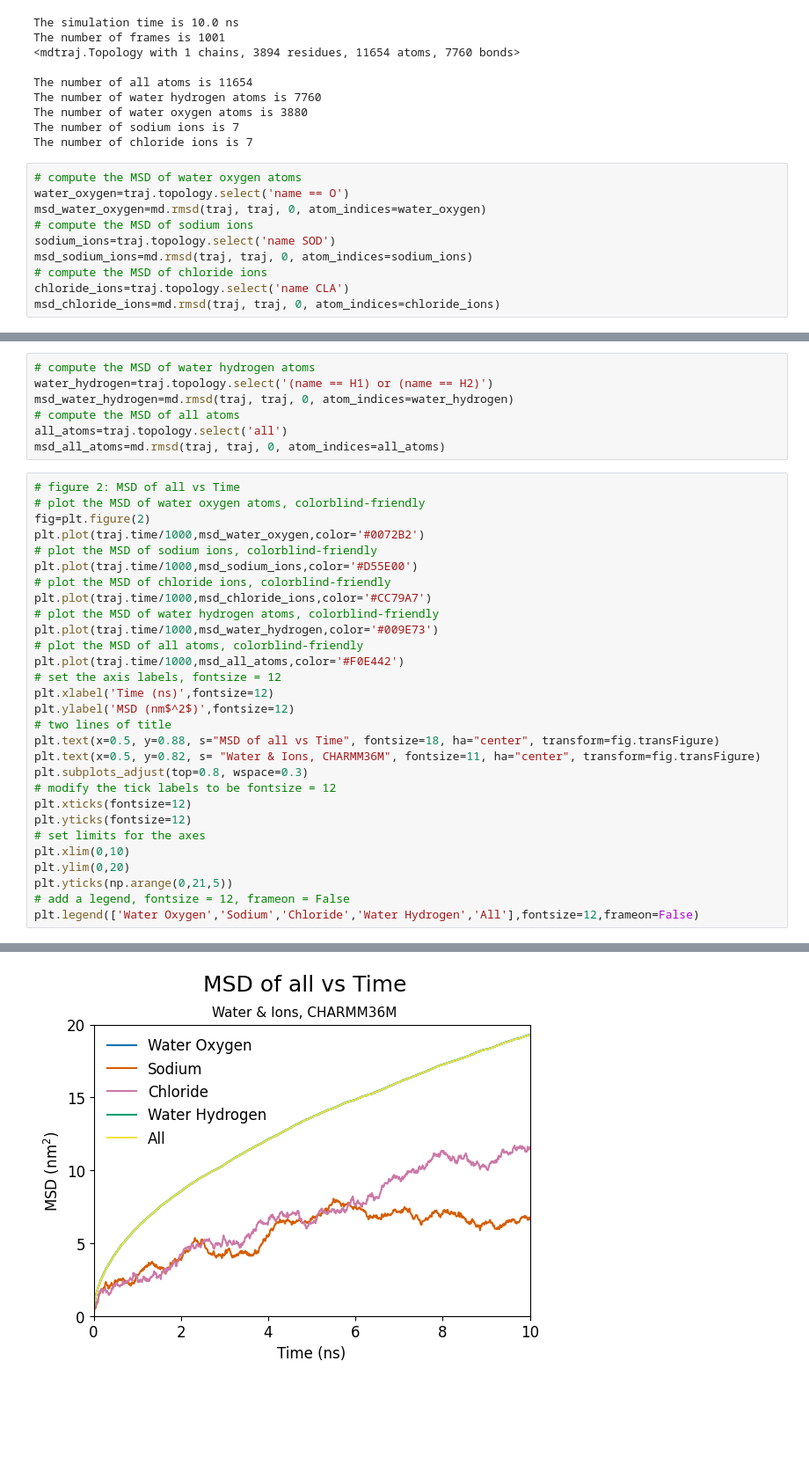
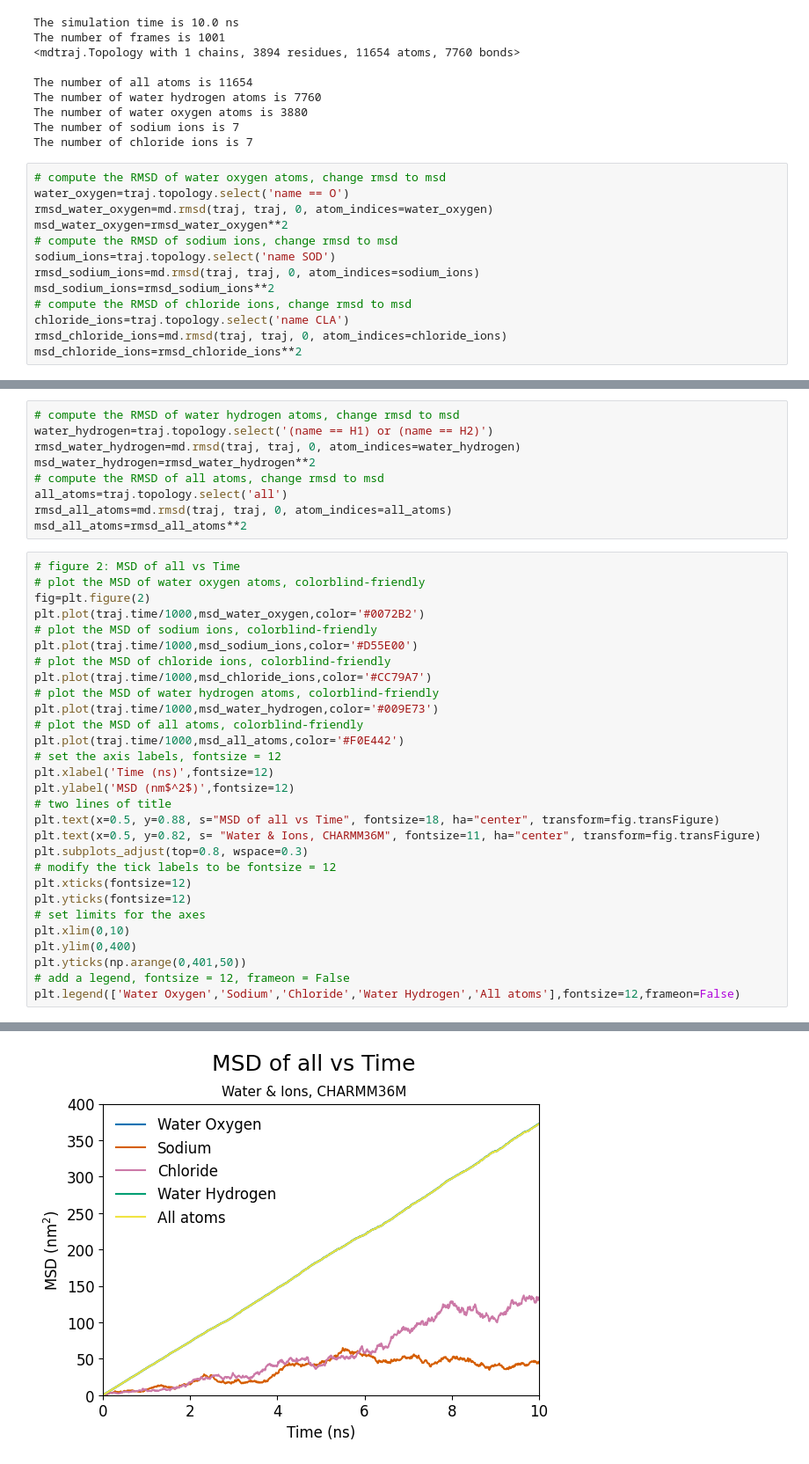
Before and after one commit to cerbveen/comp-lab-class, a Jupyter notebook: Week4/Analysis/Waters-Ions_Analysis.ipynb, the cells around one changed output, grey strips where cells are left out. Shown at 88% size. Cells and saved outputs as stored; diff of their text form; blank space fills up the shorter version.

```diff
--- a/Week4/Analysis/Waters-Ions_Analysis.ipynb
+++ b/Week4/Analysis/Waters-Ions_Analysis.ipynb
@@ -39,15 +39,18 @@ The number of water oxygen atoms is 3880
 The number of sodium ions is 7
 The number of chloride ions is 7
 # %%
-# compute the MSD of water oxygen atoms
+# compute the RMSD of water oxygen atoms, change rmsd to msd
 water_oxygen=traj.topology.select('name == O')
-msd_water_oxygen=md.rmsd(traj, traj, 0, atom_indices=water_oxygen)
-# compute the MSD of sodium ions
+rmsd_water_oxygen=md.rmsd(traj, traj, 0, atom_indices=water_oxygen)
+msd_water_oxygen=rmsd_water_oxygen**2
+# compute the RMSD of sodium ions, change rmsd to msd
 sodium_ions=traj.topology.select('name SOD')
-msd_sodium_ions=md.rmsd(traj, traj, 0, atom_indices=sodium_ions)
-# compute the MSD of chloride ions
+rmsd_sodium_ions=md.rmsd(traj, traj, 0, atom_indices=sodium_ions)
+msd_sodium_ions=rmsd_sodium_ions**2
+# compute the RMSD of chloride ions, change rmsd to msd
 chloride_ions=traj.topology.select('name CLA')
-msd_chloride_ions=md.rmsd(traj, traj, 0, atom_indices=chloride_ions)
+rmsd_chloride_ions=md.rmsd(traj, traj, 0, atom_indices=chloride_ions)
+msd_chloride_ions=rmsd_chloride_ions**2
 # %%
 # figure 1: MSD vs Time
 # plot the MSD of water oxygen atoms, colorblind-friendly
@@ -83,42 +88,44 @@ plt.savefig(fname, format='pdf', dpi=300, bbox_inches='tight')
 # %%
-# compute the MSD of water hydrogen atoms
+# compute the RMSD of water hydrogen atoms, change rmsd to msd
 water_hydrogen=traj.topology.select('(name == H1) or (name == H2)')
-msd_water_hydrogen=md.rmsd(traj, traj, 0, atom_indices=water_hydrogen)
-# compute the MSD of all atoms
+rmsd_water_hydrogen=md.rmsd(traj, traj, 0, atom_indices=water_hydrogen)
+msd_water_hydrogen=rmsd_water_hydrogen**2
+# compute the RMSD of all atoms, change rmsd to msd
 all_atoms=traj.topology.select('all')
-msd_all_atoms=md.rmsd(traj, traj, 0, atom_indices=all_atoms)
+rmsd_all_atoms=md.rmsd(traj, traj, 0, atom_indices=all_atoms)
+msd_all_atoms=rmsd_all_atoms**2
 # %%
 # figure 2: MSD of all vs Time
 # plot the MSD of water oxygen atoms, colorblind-friendly
 fig=plt.figure(2)
 plt.plot(traj.time/1000,msd_water_oxygen,color='#0072B2')
 # plot the MSD of sodium ions, colorblind-friendly
 plt.plot(traj.time/1000,msd_sodium_ions,color='#D55E00')
 # plot the MSD of chloride ions, colorblind-friendly
 plt.plot(traj.time/1000,msd_chloride_ions,color='#CC79A7')
 # plot the MSD of water hydrogen atoms, colorblind-friendly
 plt.plot(traj.time/1000,msd_water_hydrogen,color='#009E73')
 # plot the MSD of all atoms, colorblind-friendly
 plt.plot(traj.time/1000,msd_all_atoms,color='#F0E442')
 # set the axis labels, fontsize = 12
 plt.xlabel('Time (ns)',fontsize=12)
 plt.ylabel('MSD (nm$^2$)',fontsize=12)
 # two lines of title
 plt.text(x=0.5, y=0.88, s="MSD of all vs Time", fontsize=18, ha="center", transform=fig.transFigure)
 plt.text(x=0.5, y=0.82, s= "Water & Ions, CHARMM36M", fontsize=11, ha="center", transform=fig.transFigure)
 plt.subplots_adjust(top=0.8, wspace=0.3)
 # modify the tick labels to be fontsize = 12
 plt.xticks(fontsize=12)
 plt.yticks(fontsize=12)
 # set limits for the axes
 plt.xlim(0,10)
-plt.ylim(0,20)
-plt.yticks(np.arange(0,21,5))
+plt.ylim(0,400)
+plt.yticks(np.arange(0,401,50))
 # add a legend, fontsize = 12, frameon = False
-plt.legend(['Water Oxygen','Sodium','Chloride','Water Hydrogen','All'],fontsize=12,frameon=False)
+plt.legend(['Water Oxygen','Sodium','Chloride','Water Hydrogen','All atoms'],fontsize=12,frameon=False)
 # %% [output]
 <matplotlib.legend.Legend at 0x...>
-[figure, old version]
+[figure, new version]
 # %%
 # figure 3: MSD of large-number atoms vs Time
 fig=plt.figure(3)
```
Also changed, not shown: parts of 3 cells of this notebook, 5 other files.
